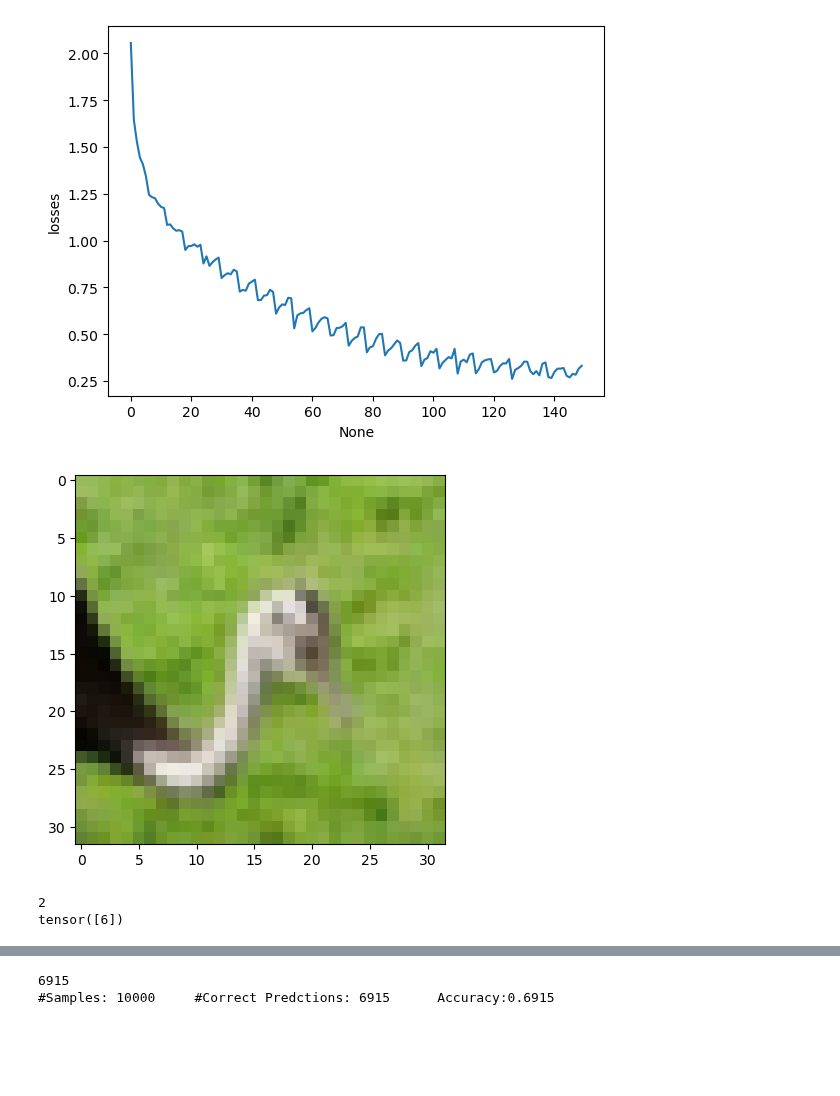
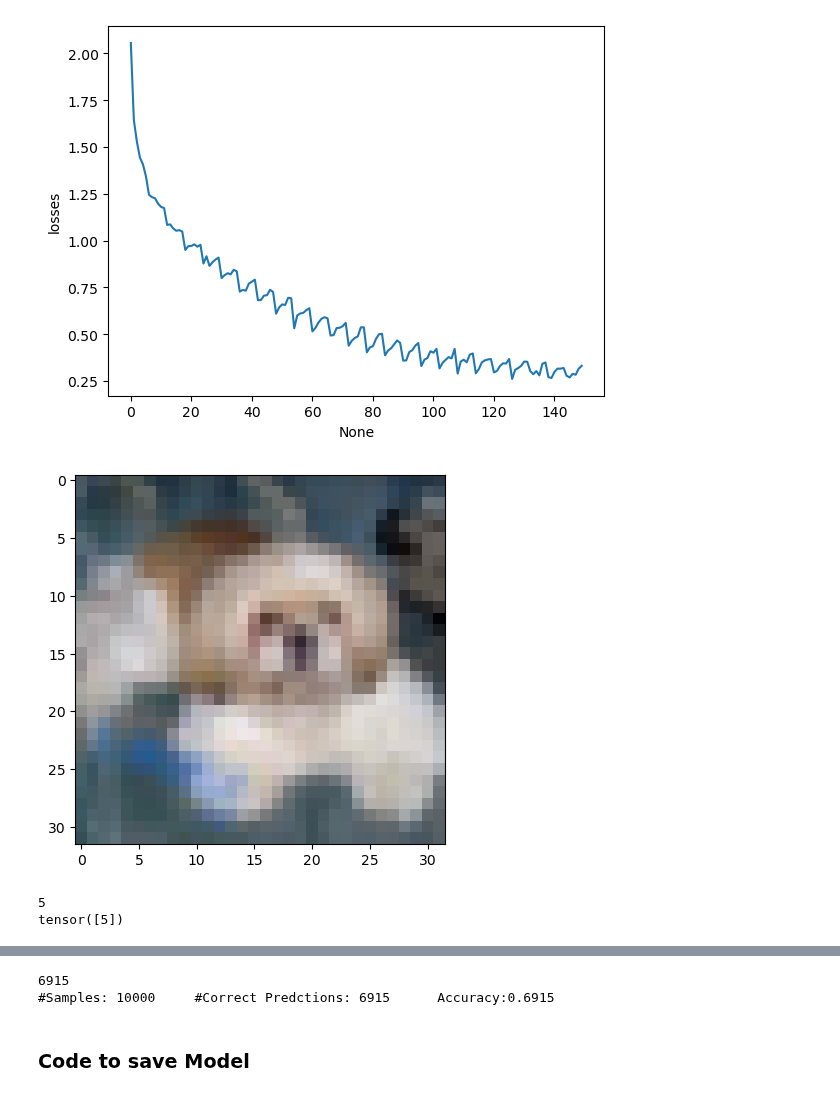
Before and after one commit to MARCI-UTK/EDS4AI, a Jupyter notebook: CNN.ipynb, the cells around one changed output, grey strips where cells are left out. Drawn from its saved outputs; the diff is of its cells as text; code cells hidden in the pictures; blank space fills up the shorter version.

```diff
--- a/CNN.ipynb
+++ b/CNN.ipynb
@@ -237,22 +237,25 @@ sns.lineplot(data=df, x=df.index, y='losses')
 # %%
 data_iter = iter(testset)
 
-for i in range(2200):
+for i in range(40):
     (data, label) = next(data_iter)
 im = data
 data = data.unsqueeze(0)
 soft = nn.Softmax(dim=1)
 imshow(im)
 print(label)
 
-prediction = soft(model(data))
+model_output = model(data)
+prediction = soft(model_output)
 
 _, ind = (torch.max(prediction, dim=1))
-#print(type(ind))
 print(ind)
-#print(prediction)
-#)
+print("\n")
+
+
+from torchviz import make_dot, make_dot_from_trace
+make_dot(model_output.mean(), params=dict(model.named_parameters()))
 # %% [output]
-[figure, old version]
+[figure, new version]
-2
-tensor([6])
+5
+tensor([5])
@@ -278,3 +282,5 @@ print(f"#Samples: {running_samples_total}     #Correct Predctions: {correct_pred
 # %% [output]
 6915
 #Samples: 10000     #Correct Predctions: 6915      Accuracy:0.6915
+# %% [markdown]
+### Code to save Model
```
Also changed, not shown: parts of 4 cells of this notebook.
